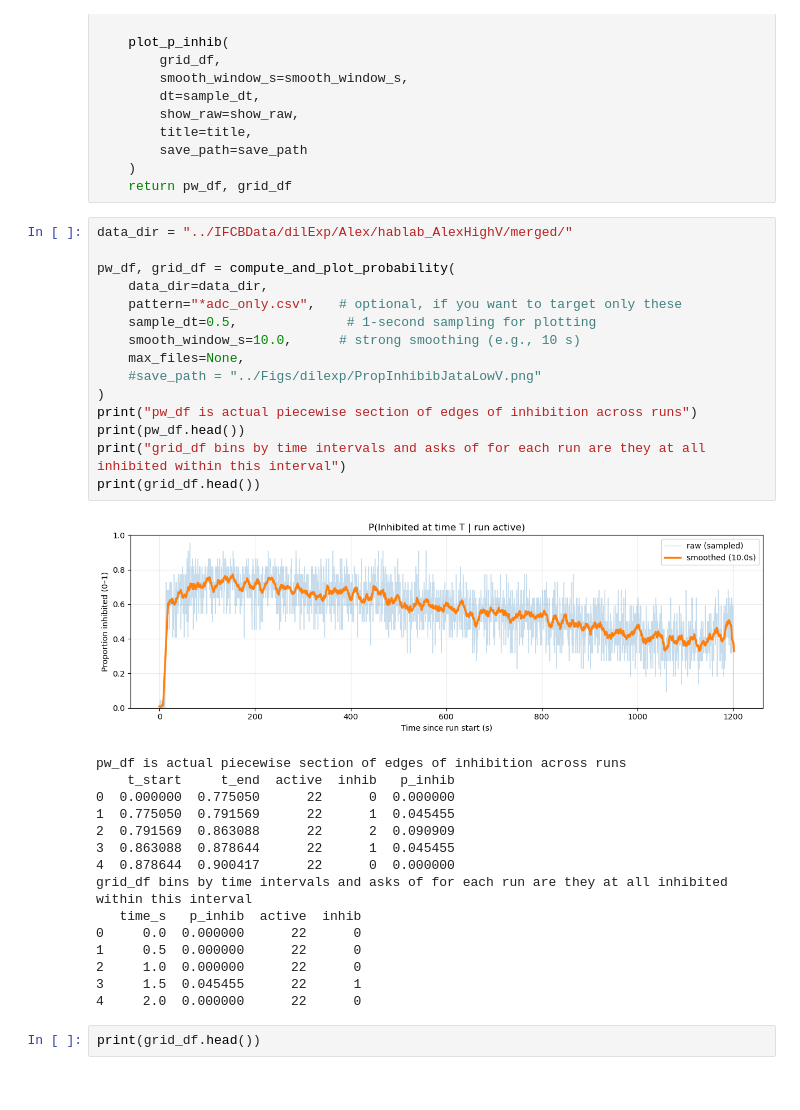
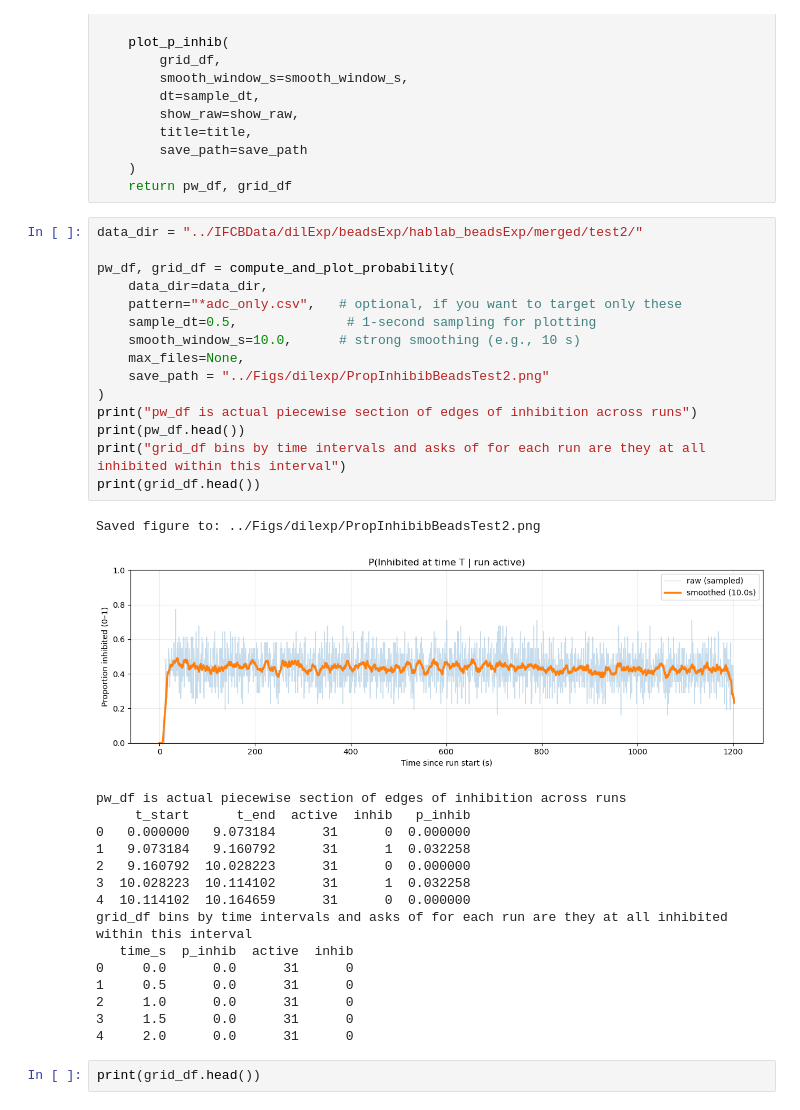
Before and after one commit to michaelstaiger/IFCBParticleSize, a Jupyter notebook: EmpyricalAnalysis/Notebooks/PiecewiseInhibitProbability.ipynb, the cells around one changed output. Cells and saved outputs as stored; diff of their text form.

```diff
--- a/EmpyricalAnalysis/Notebooks/PiecewiseInhibitProbability.ipynb
+++ b/EmpyricalAnalysis/Notebooks/PiecewiseInhibitProbability.ipynb
@@ -269,36 +269,37 @@ def compute_and_plot_probability(
     )
     return pw_df, grid_df
 # %%
-data_dir = "../IFCBData/dilExp/Alex/hablab_AlexHighV/merged/"
+data_dir = "../IFCBData/dilExp/beadsExp/hablab_beadsExp/merged/test2/"
 
 pw_df, grid_df = compute_and_plot_probability(
     data_dir=data_dir,
     pattern="*adc_only.csv",   # optional, if you want to target only these
     sample_dt=0.5,              # 1-second sampling for plotting
     smooth_window_s=10.0,      # strong smoothing (e.g., 10 s)
     max_files=None,
-    #save_path = "../Figs/dilexp/PropInhibibJataLowV.png"
+    save_path = "../Figs/dilexp/PropInhibibBeadsTest2.png"
 )
 print("pw_df is actual piecewise section of edges of inhibition across runs")
 print(pw_df.head())
 print("grid_df bins by time intervals and asks of for each run are they at all inhibited within this interval")
 print(grid_df.head())
 # %% [output]
+Saved figure to: ../Figs/dilexp/PropInhibibBeadsTest2.png
-[figure, old version]
+[figure, new version]
-pw_df is actual piecewise section of edges of inhibition across runs
-    t_start     t_end  active  inhib   p_inhib
-0  0.000000  0.775050      22      0  0.000000
-1  0.775050  0.791569      22      1  0.045455
-2  0.791569  0.863088      22      2  0.090909
-3  0.863088  0.878644      22      1  0.045455
-4  0.878644  0.900417      22      0  0.000000
-grid_df bins by time intervals and asks of for each run are they at all inhibited within this interval
-   time_s   p_inhib  active  inhib
-0     0.0  0.000000      22      0
-1     0.5  0.000000      22      0
-2     1.0  0.000000      22      0
-3     1.5  0.045455      22      1
-4     2.0  0.000000      22      0
+pw_df is actual piecewise section of edges of inhibition across runs
+     t_start      t_end  active  inhib   p_inhib
+0   0.000000   9.073184      31      0  0.000000
+1   9.073184   9.160792      31      1  0.032258
+2   9.160792  10.028223      31      0  0.000000
+3  10.028223  10.114102      31      1  0.032258
+4  10.114102  10.164659      31      0  0.000000
+grid_df bins by time intervals and asks of for each run are they at all inhibited within this interval
+   time_s  p_inhib  active  inhib
+0     0.0      0.0      31      0
+1     0.5      0.0      31      0
+2     1.0      0.0      31      0
+3     1.5      0.0      31      0
+4     2.0      0.0      31      0
 # %%
 print(grid_df.head())
 # %% [output]
```
Also changed, not shown: parts of 3 cells of this notebook, 5 other files.
